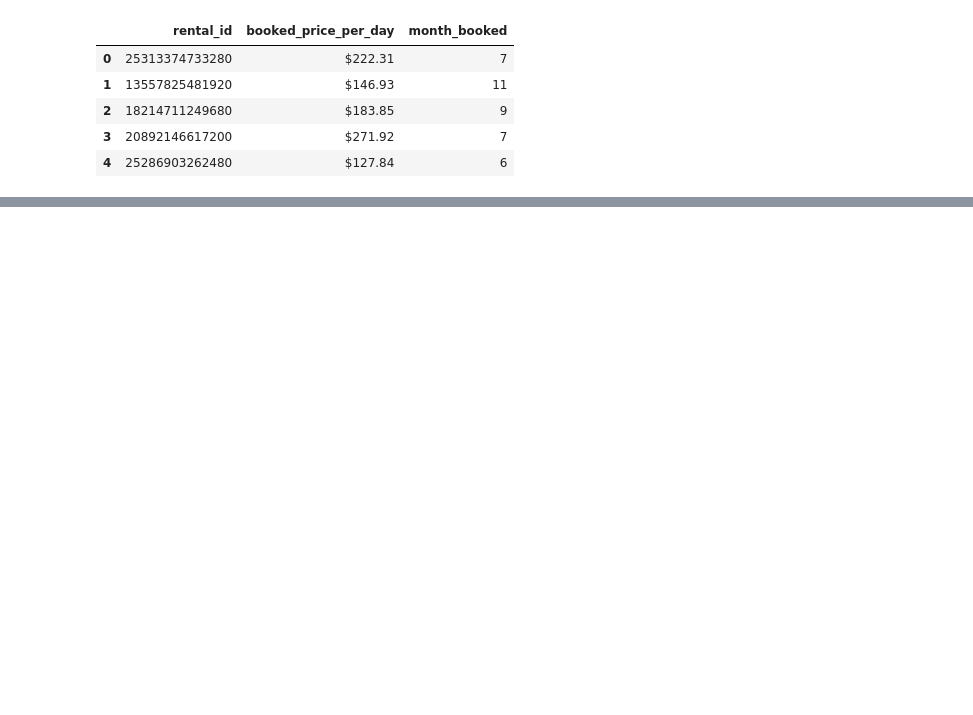
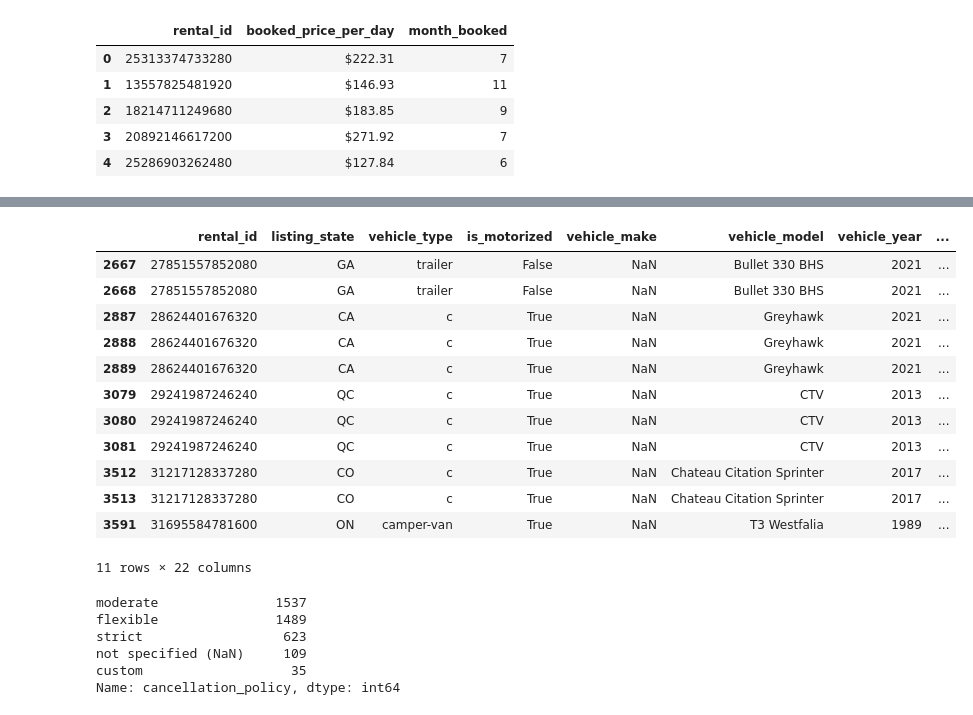
Before and after one commit to btlakey/outdoorsy_takehome, a Jupyter notebook: notebooks/assignment.ipynb, the cells around one changed output, grey strips where cells are left out. Saved outputs shown, nothing was run; the diff lists cells and outputs as text; code cells hidden in the pictures; blank space fills up the shorter version.

```diff
--- a/notebooks/assignment.ipynb
+++ b/notebooks/assignment.ipynb
@@ -125,0 +339,24 @@ Name: booked_price_per_day_num, dtype: float64
+# %%
+# drop record when both vehicle make and model are null
+mask = [pd.notnull(df[col]) for col in ["vehicle_make", "vehicle_model"]]
+df_model = df[(mask[0]) | (mask[1])]  # inclusive or
+# %%
+# can we determine the make or model manually?
+# with only 11 records, manual is feasible
+make_mod_cols = ["vehicle_make", "vehicle_model"]
+mask = [pd.isnull(df_model[col]) for col in make_mod_cols]
+df_model[(mask[0]) | (mask[1])]  # inclusive or
+# %% [output]
+|  | rental_id | listing_state | vehicle_type | is_motorized | vehicle_make | vehicle_model | vehicle_year | ... |
+| 2667 | 27851557852080 | GA | trailer | False | NaN | Bullet 330 BHS | 2021 | ... |
+| 2668 | 27851557852080 | GA | trailer | False | NaN | Bullet 330 BHS | 2021 | ... |
+| 2887 | 28624401676320 | CA | c | True | NaN | Greyhawk | 2021 | ... |
+| 2888 | 28624401676320 | CA | c | True | NaN | Greyhawk | 2021 | ... |
+| 2889 | 28624401676320 | CA | c | True | NaN | Greyhawk | 2021 | ... |
+| 3079 | 29241987246240 | QC | c | True | NaN | CTV | 2013 | ... |
+| 3080 | 29241987246240 | QC | c | True | NaN | CTV | 2013 | ... |
+| 3081 | 29241987246240 | QC | c | True | NaN | CTV | 2013 | ... |
+| 3512 | 31217128337280 | CO | c | True | NaN | Chateau Citation Sprinter | 2017 | ... |
+| 3513 | 31217128337280 | CO | c | True | NaN | Chateau Citation Sprinter | 2017 | ... |
+| 3591 | 31695584781600 | ON | camper-van | True | NaN | T3 Westfalia | 1989 | ... |
+11 rows × 22 columns
@@ -125,0 +381,12 @@ Name: booked_price_per_day_num, dtype: float64
+# %%
+# an example of filling cancellation policy with NaN
+# this could potentially be recoded as ordinal rather than categorical,
+  # as there is a relationship between flexible, moderate, strict
+pd.value_counts(df_model["cancellation_policy"], dropna=False)
+# %% [output]
+moderate               1537
+flexible               1489
+strict                  623
+not specified (NaN)     109
+custom                   35
+Name: cancellation_policy, dtype: int64
```
Also changed, not shown: parts of 37 cells of this notebook.
